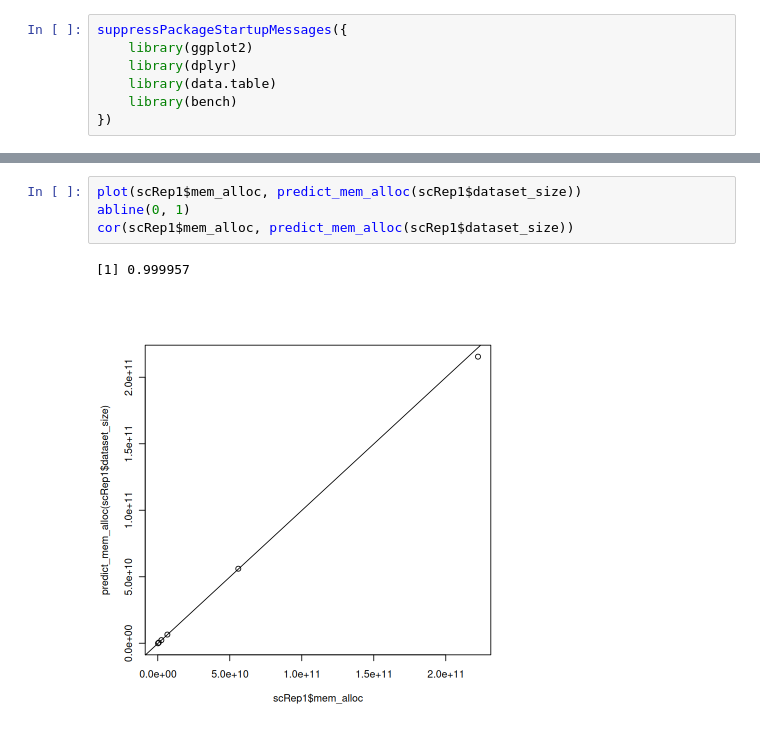
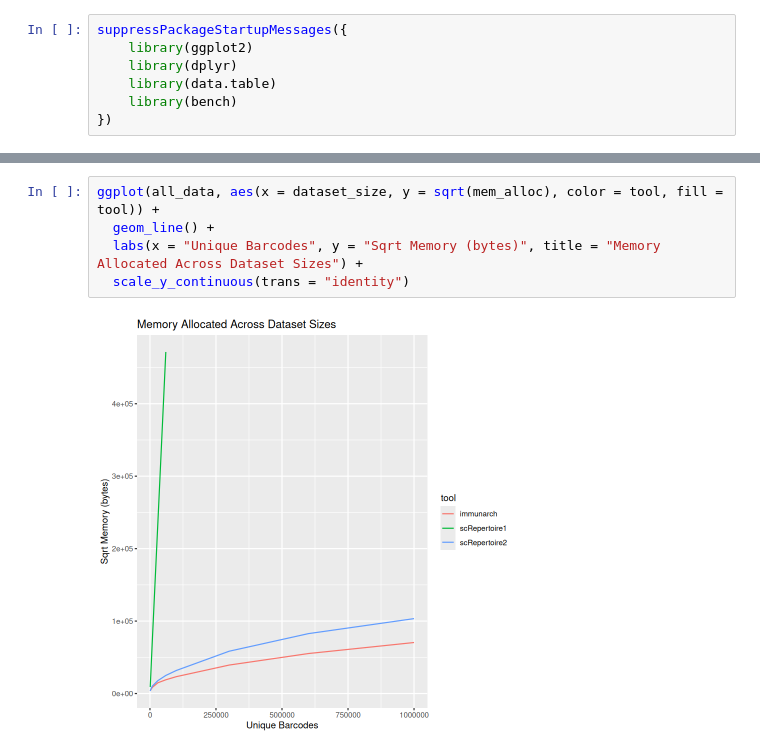
Before and after one commit to BorchLab/scRepertoire.v2_manuscript, a Jupyter notebook: supplemental-analysis/combineTCR-benchmark/result-analysis.ipynb, the cells around one changed output, grey strips where cells are left out. Drawn from its saved outputs; the diff is of its cells as text.

```diff
--- a/supplemental-analysis/combineTCR-benchmark/result-analysis.ipynb
+++ b/supplemental-analysis/combineTCR-benchmark/result-analysis.ipynb
@@ -83,7 +50,7 @@ predict_mem_alloc(50000)
-# %%
-plot(scRep1$mem_alloc, predict_mem_alloc(scRep1$dataset_size))
-abline(0, 1)
-cor(scRep1$mem_alloc, predict_mem_alloc(scRep1$dataset_size))
-# %% [output]
-[1] 0.999957
-[figure, removed]
+# %%
+ggplot(all_data, aes(x = dataset_size, y = sqrt(mem_alloc), color = tool, fill = tool)) +
+  geom_line() +
+  labs(x = "Unique Barcodes", y = "Sqrt Memory (bytes)", title = "Memory Allocated Across Dataset Sizes") +
+  scale_y_continuous(trans = "identity")
+# %% [output]
+[figure, added]
```
Also changed, not shown: parts of 7 cells of this notebook, 4 other files.
